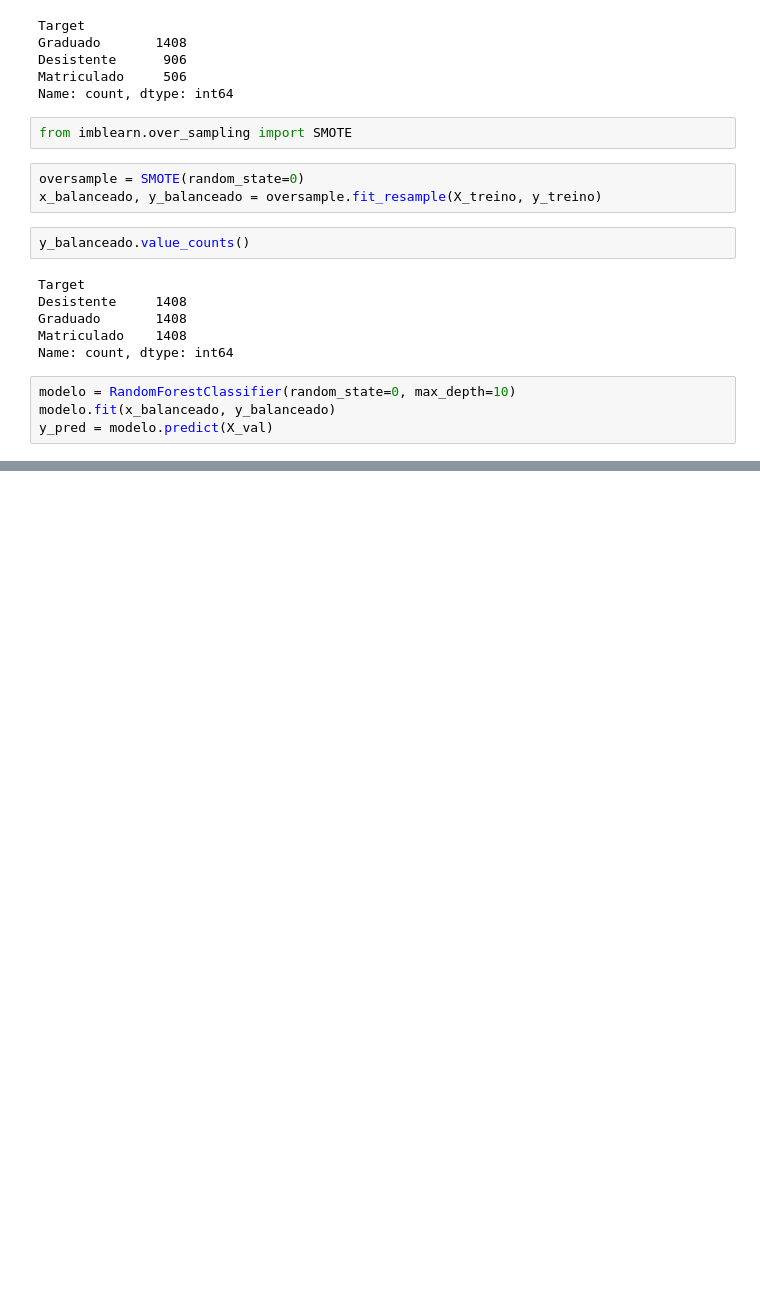
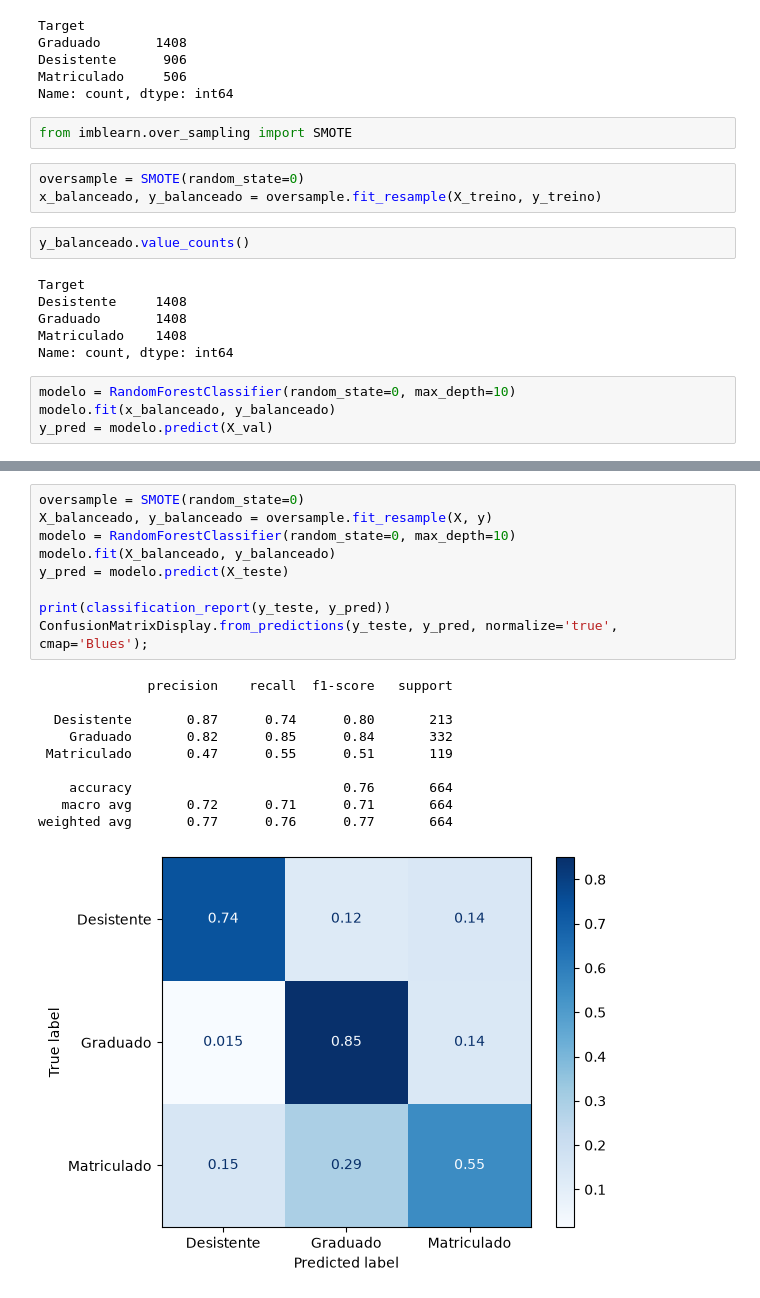
Before and after one commit to vhbitu/ml-studies, a Jupyter notebook: classificacao-multiclasse/notebooks/Aula_1.ipynb, the cells around one changed output, grey strips where cells are left out. Cells and saved outputs as stored; diff of their text form; blank space fills up the shorter version.

```diff
--- a/classificacao-multiclasse/notebooks/Aula_1.ipynb
+++ b/classificacao-multiclasse/notebooks/Aula_1.ipynb
@@ -347,0 +367,20 @@ weighted avg       0.77      0.76      0.76       940
+# %%
+oversample = SMOTE(random_state=0)
+X_balanceado, y_balanceado = oversample.fit_resample(X, y)
+modelo = RandomForestClassifier(random_state=0, max_depth=10)
+modelo.fit(X_balanceado, y_balanceado)
+y_pred = modelo.predict(X_teste)
+
+print(classification_report(y_teste, y_pred))
+ConfusionMatrixDisplay.from_predictions(y_teste, y_pred, normalize='true', cmap='Blues');
+# %% [output]
+              precision    recall  f1-score   support
+
+  Desistente       0.87      0.74      0.80       213
+    Graduado       0.82      0.85      0.84       332
+ Matriculado       0.47      0.55      0.51       119
+
+    accuracy                           0.76       664
+   macro avg       0.72      0.71      0.71       664
+weighted avg       0.77      0.76      0.77       664
+[figure, added]
```
Also changed, not shown: parts of 10 cells of this notebook, 3 other files.
